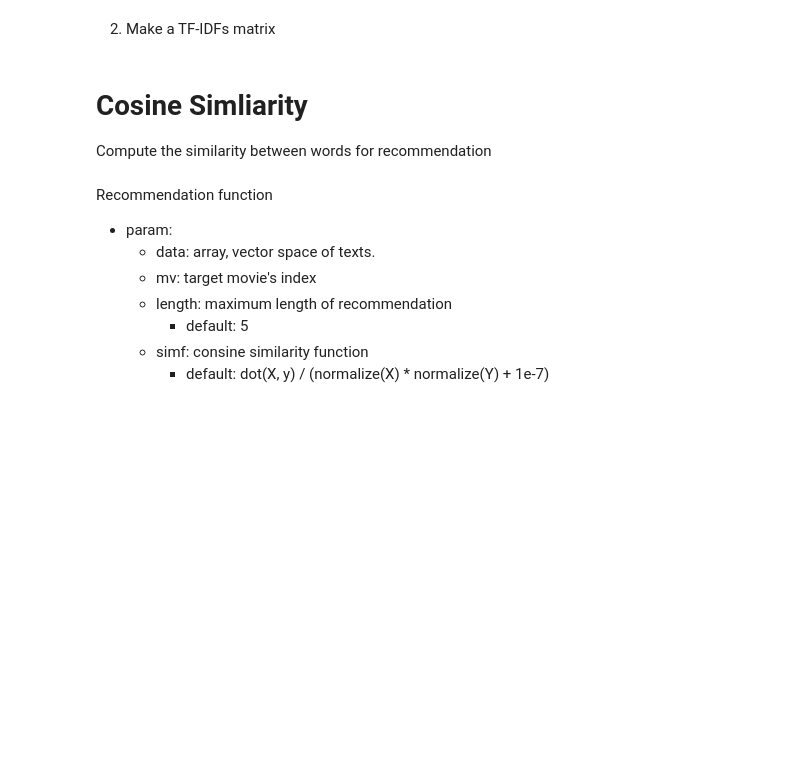
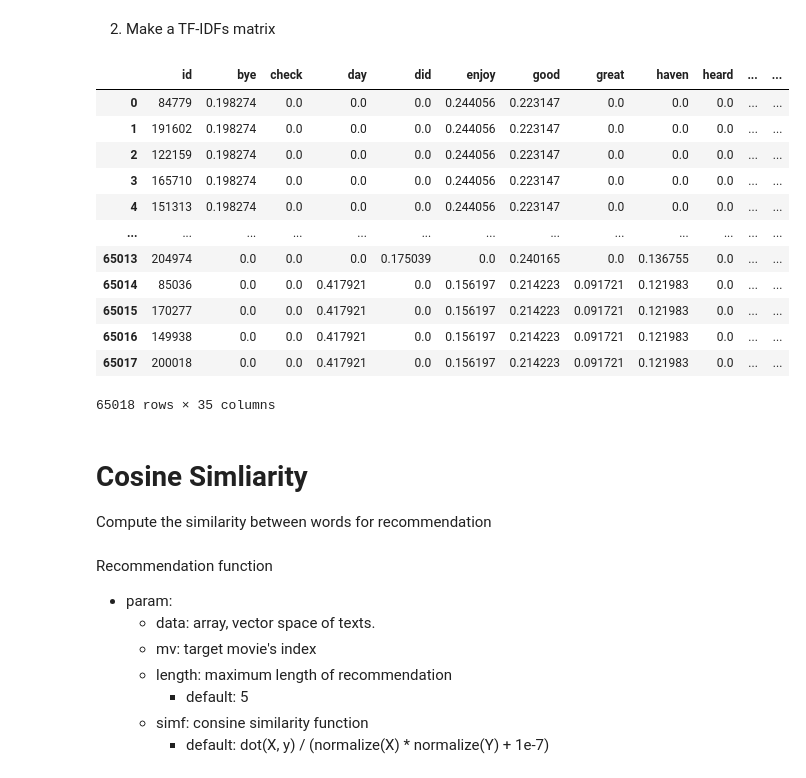
Before and after one commit to Kim-Dong-Jun99/ReDial_RecommendationSystem, a Jupyter notebook: code/Word2Vec.ipynb, the cells around one changed output. Saved outputs shown, nothing was run; the diff lists cells and outputs as text; code cells hidden in the pictures; blank space fills up the shorter version.

```diff
--- a/code/Word2Vec.ipynb
+++ b/code/Word2Vec.ipynb
@@ -353,14 +347,29 @@ import numpy as np
 from sklearn.feature_extraction.text import TfidfVectorizer
 # %%
 # Vectorizer class
-tfidf = TfidfVectorizer(stop_words='english')  # Ignore English Stopwords
+tfidf = TfidfVectorizer(stop_words='english', min_df=0.2)  # Ignore English Stopwords
 
 # Obtain matrix
 tfidf_mat = tfidf.fit_transform(df['dialog']).toarray()
 
 # Construct dataset with id + word vectors
 cdata = np.concatenate((df['movieid'].to_numpy().reshape(len(df['dialog']), 1), tfidf_mat), axis=1)
 df_mv_tfidf = pd.DataFrame(cdata, columns=['id'] + tfidf.get_feature_names_out().tolist())
+df_mv_tfidf
+# %% [output]
+|  | id | bye | check | day | did | enjoy | good | great | haven | heard | ... | ... |
+| 0 | 84779 | 0.198274 | 0.0 | 0.0 | 0.0 | 0.244056 | 0.223147 | 0.0 | 0.0 | 0.0 | ... | ... |
+| 1 | 191602 | 0.198274 | 0.0 | 0.0 | 0.0 | 0.244056 | 0.223147 | 0.0 | 0.0 | 0.0 | ... | ... |
+| 2 | 122159 | 0.198274 | 0.0 | 0.0 | 0.0 | 0.244056 | 0.223147 | 0.0 | 0.0 | 0.0 | ... | ... |
+| 3 | 165710 | 0.198274 | 0.0 | 0.0 | 0.0 | 0.244056 | 0.223147 | 0.0 | 0.0 | 0.0 | ... | ... |
+| 4 | 151313 | 0.198274 | 0.0 | 0.0 | 0.0 | 0.244056 | 0.223147 | 0.0 | 0.0 | 0.0 | ... | ... |
+| ... | ... | ... | ... | ... | ... | ... | ... | ... | ... | ... | ... | ... |
+| 65013 | 204974 | 0.0 | 0.0 | 0.0 | 0.175039 | 0.0 | 0.240165 | 0.0 | 0.136755 | 0.0 | ... | ... |
+| 65014 | 85036 | 0.0 | 0.0 | 0.417921 | 0.0 | 0.156197 | 0.214223 | 0.091721 | 0.121983 | 0.0 | ... | ... |
+| 65015 | 170277 | 0.0 | 0.0 | 0.417921 | 0.0 | 0.156197 | 0.214223 | 0.091721 | 0.121983 | 0.0 | ... | ... |
+| 65016 | 149938 | 0.0 | 0.0 | 0.417921 | 0.0 | 0.156197 | 0.214223 | 0.091721 | 0.121983 | 0.0 | ... | ... |
+| 65017 | 200018 | 0.0 | 0.0 | 0.417921 | 0.0 | 0.156197 | 0.214223 | 0.091721 | 0.121983 | 0.0 | ... | ... |
+65018 rows × 35 columns
 # %% [markdown]
 # Cosine Simliarity
 Compute the similarity between words for recommendation
```
Also changed, not shown: parts of 7 cells of this notebook.
